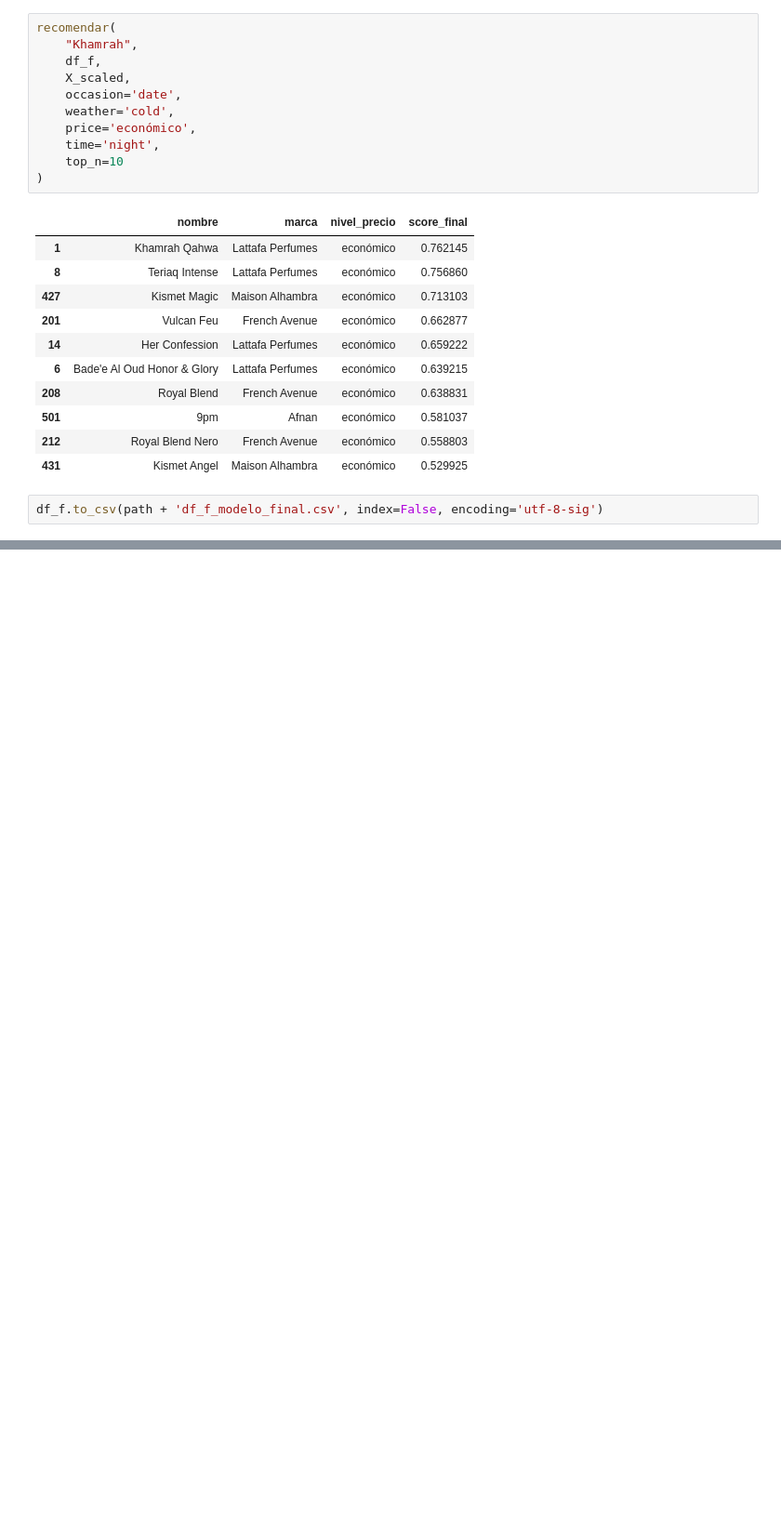
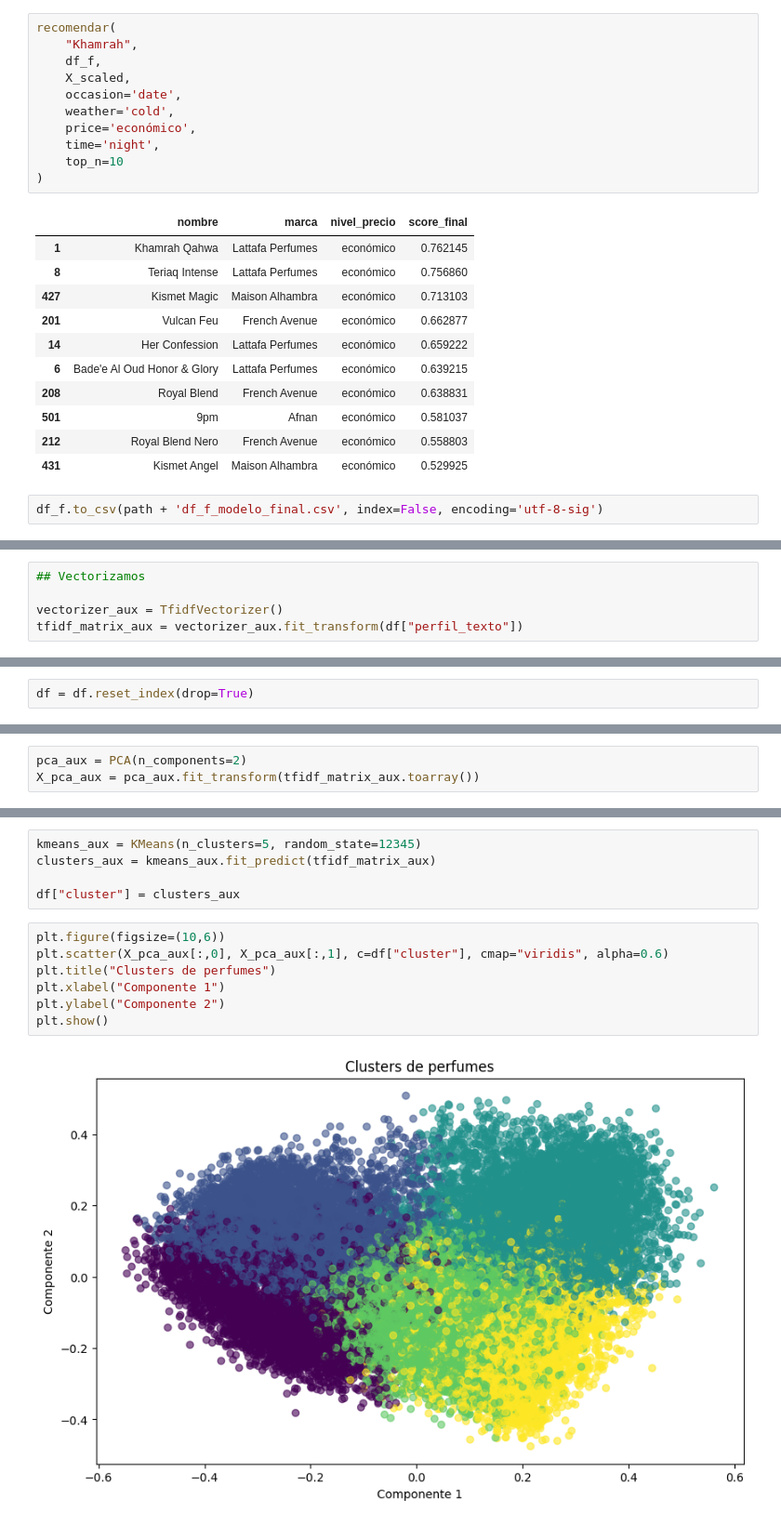
Before and after one commit to LuisAntonioGI13/perfume-recommender-ai, a Jupyter notebook: notebooks/desarrollo_modelo.ipynb, the cells around one changed output, grey strips where cells are left out. Shown at 93% size. Saved outputs shown, nothing was run; the diff lists cells and outputs as text; blank space fills up the shorter version.

```diff
--- a/notebooks/desarrollo_modelo.ipynb
+++ b/notebooks/desarrollo_modelo.ipynb
@@ -1350,0 +1441,5 @@ files.download(path + 'df_f_modelo_final.csv')
+# %%
+## Vectorizamos
+
+vectorizer_aux = TfidfVectorizer()
+tfidf_matrix_aux = vectorizer_aux.fit_transform(df["perfil_texto"])
@@ -1350,0 +1450,2 @@ files.download(path + 'df_f_modelo_final.csv')
+# %%
+df = df.reset_index(drop=True)
@@ -1350,0 +1589,3 @@ files.download(path + 'df_f_modelo_final.csv')
+# %%
+pca_aux = PCA(n_components=2)
+X_pca_aux = pca_aux.fit_transform(tfidf_matrix_aux.toarray())
@@ -1350,0 +1601,14 @@ files.download(path + 'df_f_modelo_final.csv')
+# %%
+kmeans_aux = KMeans(n_clusters=5, random_state=12345)
+clusters_aux = kmeans_aux.fit_predict(tfidf_matrix_aux)
+
+df["cluster"] = clusters_aux
+# %%
+plt.figure(figsize=(10,6))
+plt.scatter(X_pca_aux[:,0], X_pca_aux[:,1], c=df["cluster"], cmap="viridis", alpha=0.6)
+plt.title("Clusters de perfumes")
+plt.xlabel("Componente 1")
+plt.ylabel("Componente 2")
+plt.show()
+# %% [output]
+[figure, added]
```
Also changed, not shown: parts of 43 cells of this notebook, 4 other files.
